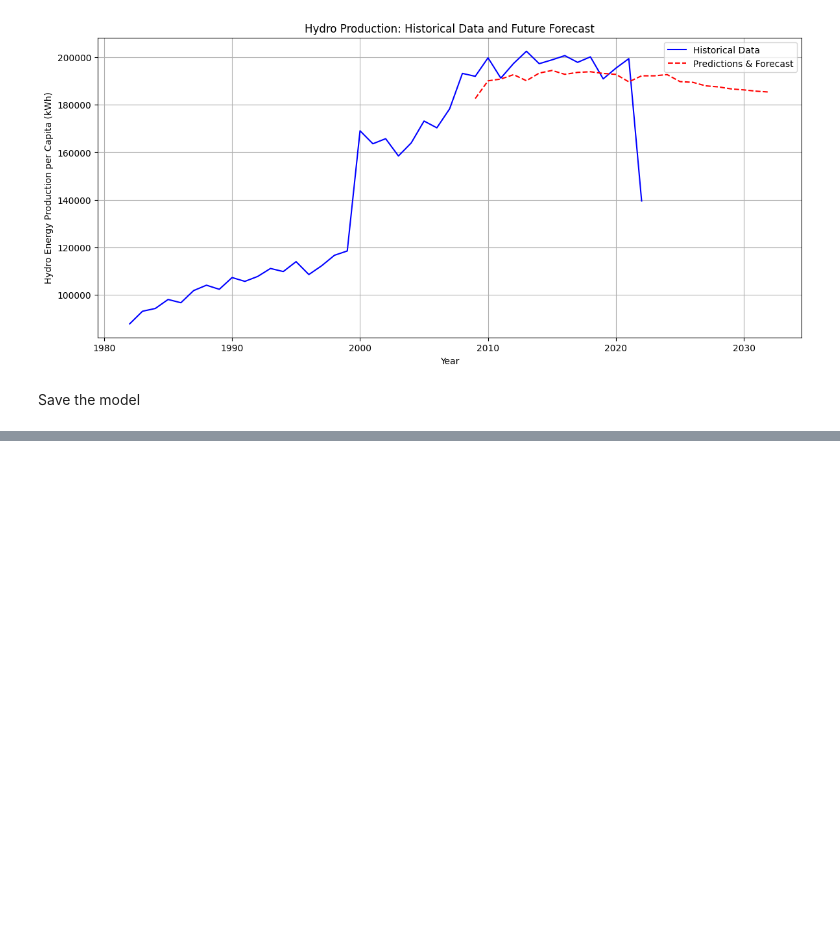
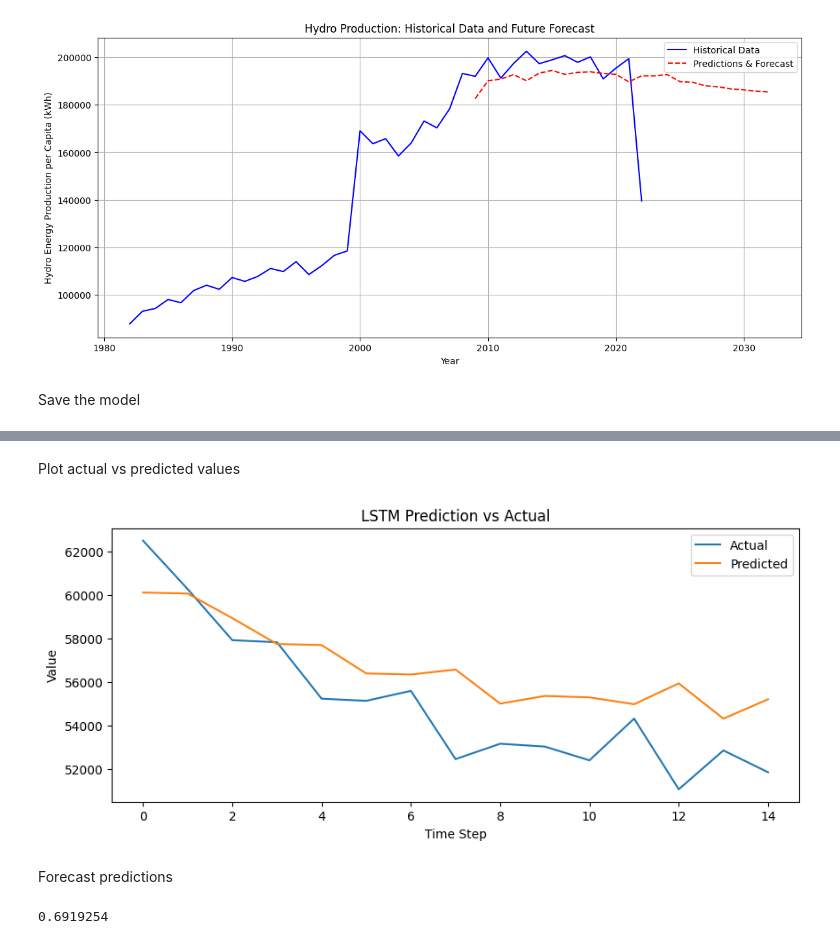
Before and after one commit to KMarsh-code/global-renewable-energy-analysis, a Jupyter notebook: jupyter_notebooks/2_renewable_energy_hypothesis_testing.ipynb, the cells around one changed output, grey strips where cells are left out. Cells and saved outputs as stored; diff of their text form; code cells hidden in the pictures; blank space fills up the shorter version.

```diff
--- a/jupyter_notebooks/2_renewable_energy_hypothesis_testing.ipynb
+++ b/jupyter_notebooks/2_renewable_energy_hypothesis_testing.ipynb
@@ -1173,0 +1418,40 @@ Save the model
+# %% [markdown]
+Plot actual vs predicted values
+# %%
+model_2.eval()
+with torch.no_grad():
+  predictions = model_2(X_test).squeeze().numpy() # Predict on test set
+
+# Inverse transform to original scale
+y_test_inv = scaler.inverse_transform(y_test.reshape(-1, 1))
+predictions_inv = scaler.inverse_transform(predictions.reshape(-1, 1))
+
+# Plot actual vs predicted
+plt.figure(figsize=(10, 4))
+plt.plot(y_test_inv, label='Actual')
+plt.plot(predictions_inv, label='Predicted')
+plt.title("LSTM Prediction vs Actual")
+plt.xlabel("Time Step")
+plt.ylabel("Value")
+plt.legend()
+plt.show()
+# %% [output]
+[figure, added]
+# %% [markdown]
+Forecast predictions
+# %%
+num_forecast_steps = 10
+sequence_to_plot = X_test.squeeze().cpu().numpy()
+historical_data = sequence_to_plot[-1]
+historical_data
+# Generate forecast values
+# forecasted_values = []
+# with torch.no_grad():
+#     for _ in range(num_forecast_steps):
+#         historical_data_tensor = torch.as_tensor(historical_data).view(1, -1, 1).float().to(device)
+#         predicted_value = model_2(historical_data_tensor).cpu().numpy()[0, 0]
+#         forecasted_values.append(predicted_value)
+#         historical_data = np.roll(historical_data, shift=-1)
+#         historical_data[-1] = predicted_value
+# %% [output]
+0.6919254
```
Also changed, not shown: parts of 36 cells of this notebook, 1 other file.
